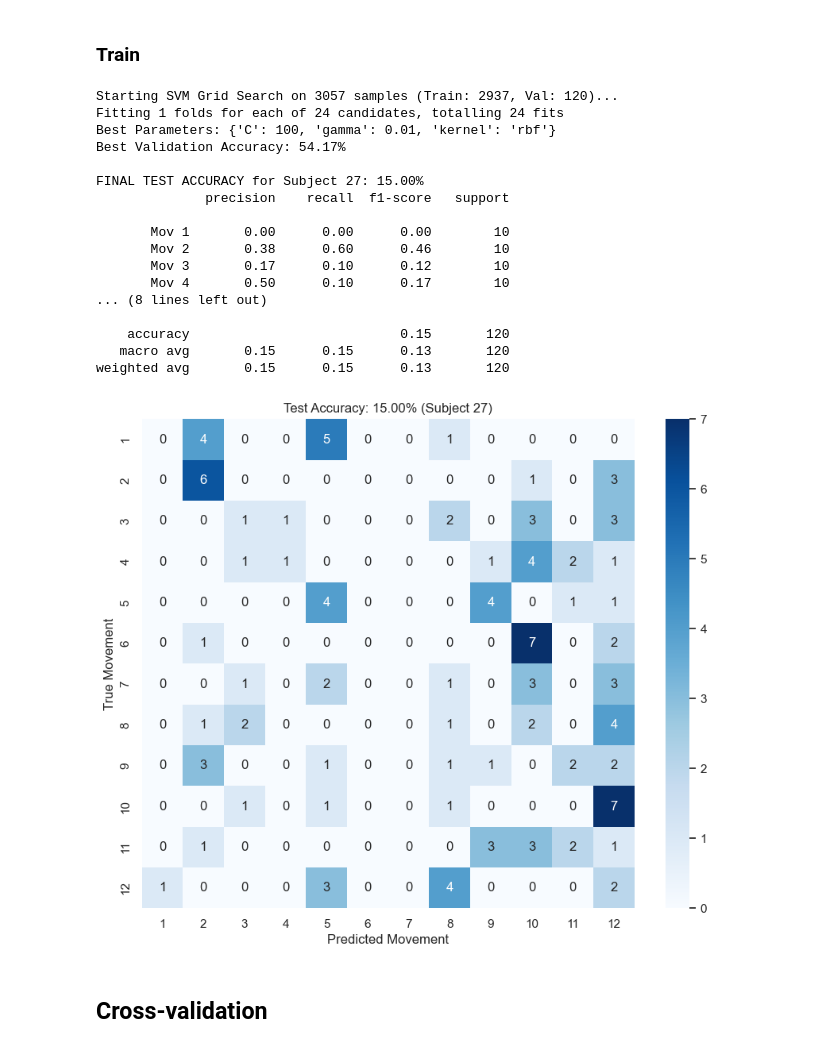
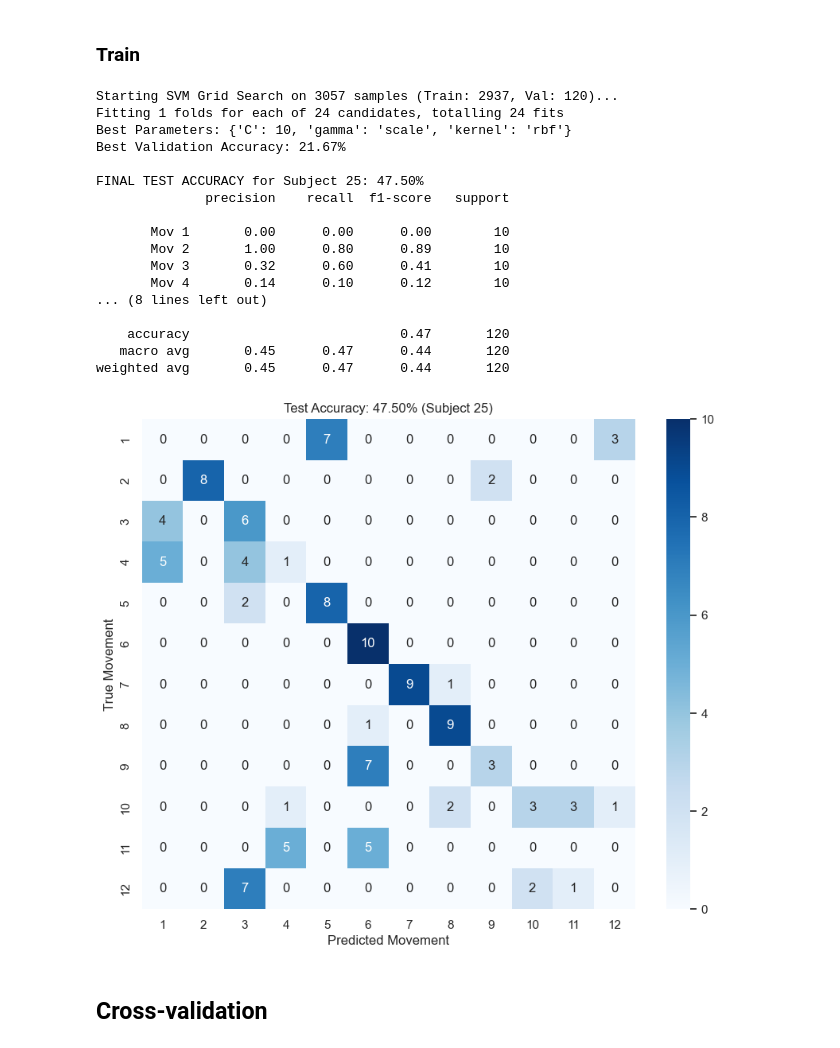
Before and after one commit to spbui00/NX-421-project, a Jupyter notebook: project_2.ipynb, the cells around one changed output. Cells and saved outputs as stored; diff of their text form; code cells hidden in the pictures.

```diff
--- a/project_2.ipynb
+++ b/project_2.ipynb
@@ -1434,7 +1435,7 @@ def build_subject_dataset(emg_dir):
 # %% [markdown]
 ### Train
 # %%
-leave_out_subject = 27
+leave_out_subject = 25
 
 dataset = build_subject_dataset(EMG_OUTPUT_DIR)
 
@@ -1488,43 +1489,43 @@ grid = GridSearchCV(
 
 grid.fit(X_combined, y_combined)
 
 print(f"Best Parameters: {grid.best_params_}")
 print(f"Best Validation Accuracy: {grid.best_score_:.2%}")
 
 best_model = grid.best_estimator_
 y_pred = best_model.predict(X_test_scaled)
 acc = accuracy_score(y_test, y_pred)
 print(f"\nFINAL TEST ACCURACY for Subject {leave_out_subject}: {acc:.2%}")
 class_names = [f"Mov {i}" for i in np.unique(y_test)]
 print(classification_report(y_test, y_pred, target_names=class_names))
 
 plt.figure(figsize=(10, 8))
 cm = confusion_matrix(y_test, y_pred)
 sns.heatmap(cm, annot=True, fmt='d', cmap='Blues',
             xticklabels=np.unique(y_test), yticklabels=np.unique(y_test))
 plt.title(f"Test Accuracy: {acc:.2%} (Subject {leave_out_subject})")
 plt.xlabel("Predicted Movement")
 plt.ylabel("True Movement")
 plt.show()
 # %% [output]
 Starting SVM Grid Search on 3057 samples (Train: 2937, Val: 120)...
 Fitting 1 folds for each of 24 candidates, totalling 24 fits
-Best Parameters: {'C': 100, 'gamma': 0.01, 'kernel': 'rbf'}
-Best Validation Accuracy: 54.17%
+Best Parameters: {'C': 10, 'gamma': 'scale', 'kernel': 'rbf'}
+Best Validation Accuracy: 21.67%
 
-FINAL TEST ACCURACY for Subject 27: 15.00%
+FINAL TEST ACCURACY for Subject 25: 47.50%
               precision    recall  f1-score   support
 
        Mov 1       0.00      0.00      0.00        10
-       Mov 2       0.38      0.60      0.46        10
-       Mov 3       0.17      0.10      0.12        10
-       Mov 4       0.50      0.10      0.17        10
+       Mov 2       1.00      0.80      0.89        10
+       Mov 3       0.32      0.60      0.41        10
+       Mov 4       0.14      0.10      0.12        10
 ... (8 lines left out)
 
-    accuracy                           0.15       120
-   macro avg       0.15      0.15      0.13       120
-weighted avg       0.15      0.15      0.13       120
+    accuracy                           0.47       120
+   macro avg       0.45      0.47      0.44       120
+weighted avg       0.45      0.47      0.44       120
-[figure, old version]
+[figure, new version]
 # %% [markdown]
 ## Cross-validation
 # %%
```
Also changed, not shown: parts of 10 cells of this notebook.
